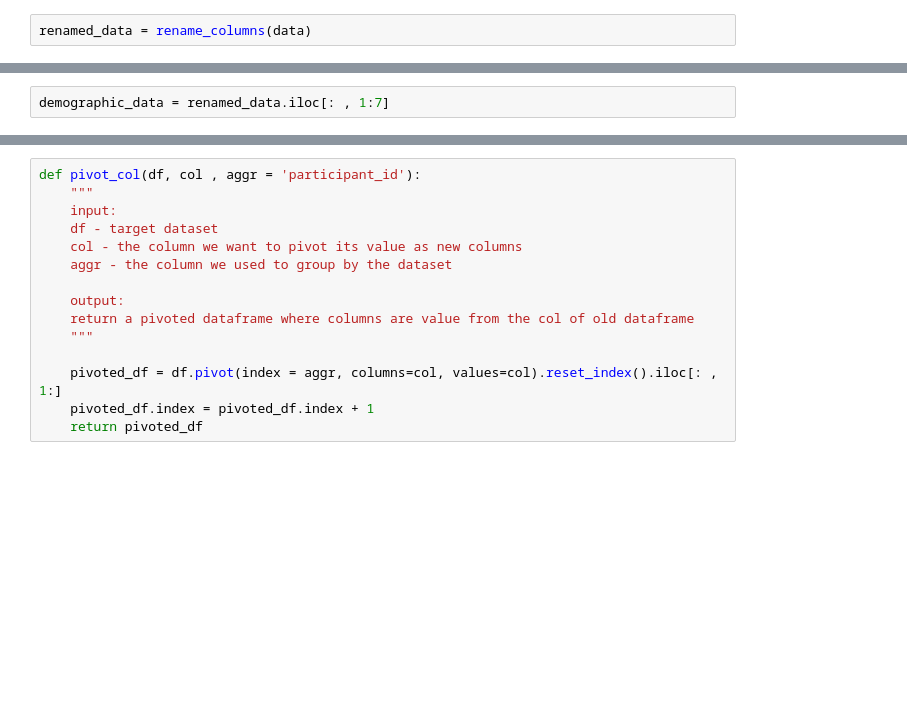
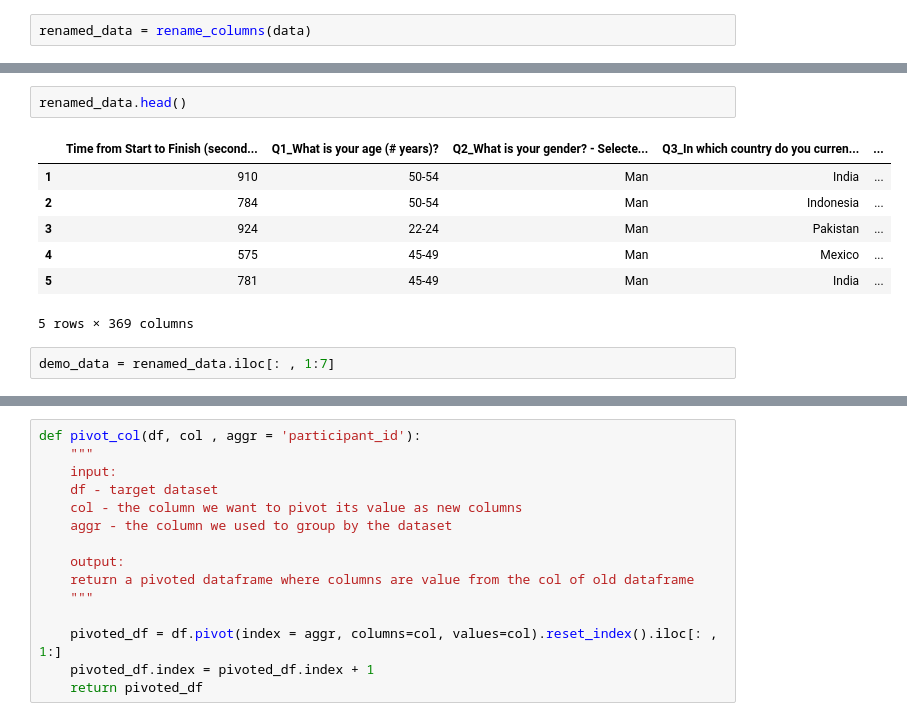
Before and after one commit to thecrossed/kaggle_survey_2021, a Jupyter notebook: what-do-data-scientists-usually-do.ipynb, the cells around one changed output, grey strips where cells are left out. Saved outputs shown, nothing was run; the diff lists cells and outputs as text; blank space fills up the shorter version.

```diff
--- a/what-do-data-scientists-usually-do.ipynb
+++ b/what-do-data-scientists-usually-do.ipynb
@@ -81,3 +101,13 @@ renamed_data = rename_columns(data)
+# %%
+renamed_data.head()
+# %% [output]
+|  | Time from Start to Finish (second... | Q1_What is your age (# years)? | Q2_What is your gender? - Selecte... | Q3_In which country do you curren... | ... |
+| 1 | 910 | 50-54 | Man | India | ... |
+| 2 | 784 | 50-54 | Man | Indonesia | ... |
+| 3 | 924 | 22-24 | Man | Pakistan | ... |
+| 4 | 575 | 45-49 | Man | Mexico | ... |
+| 5 | 781 | 45-49 | Man | India | ... |
+5 rows × 369 columns
 # %%
-demographic_data = renamed_data.iloc[: , 1:7]
+demo_data = renamed_data.iloc[: , 1:7]
 # %%
```
Also changed, not shown: parts of 16 cells of this notebook.
